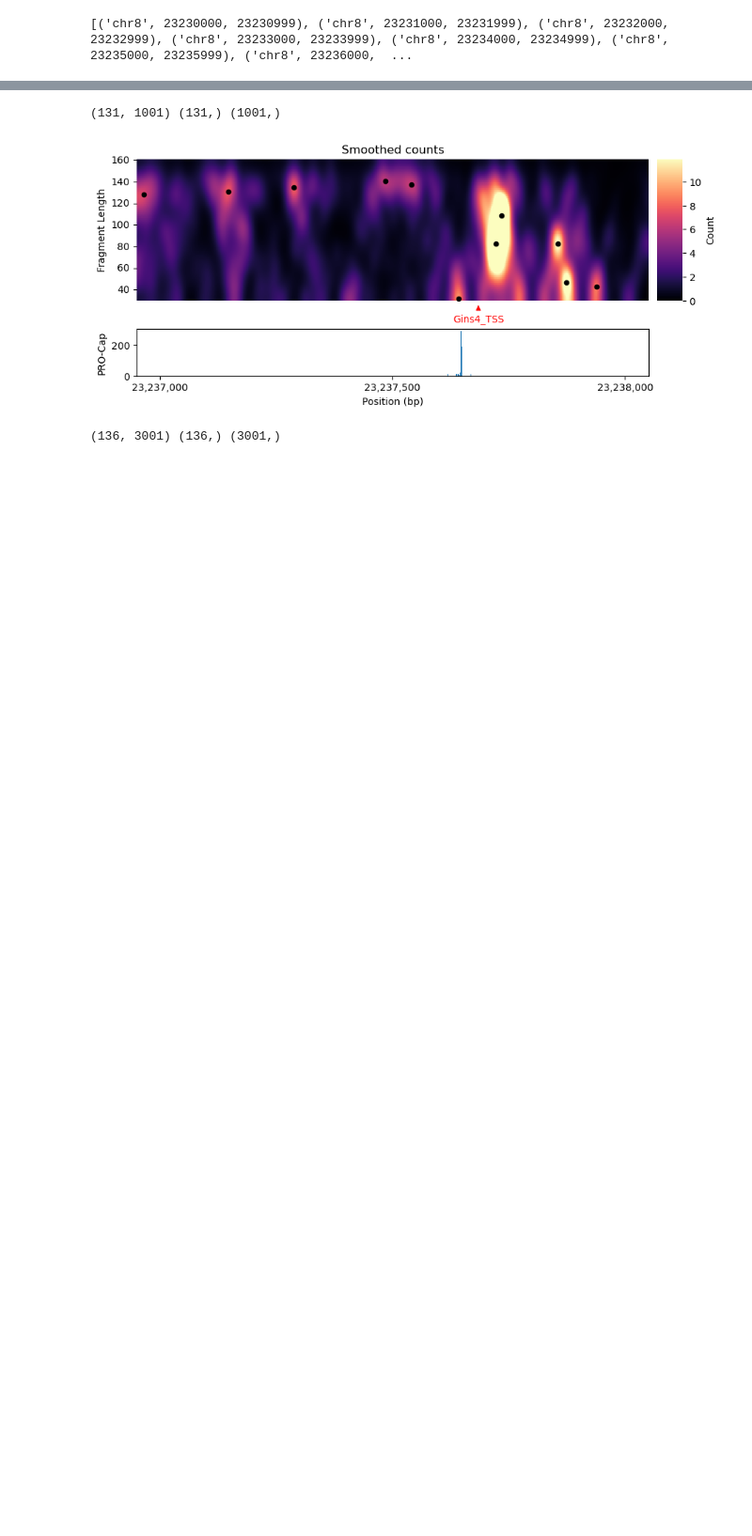
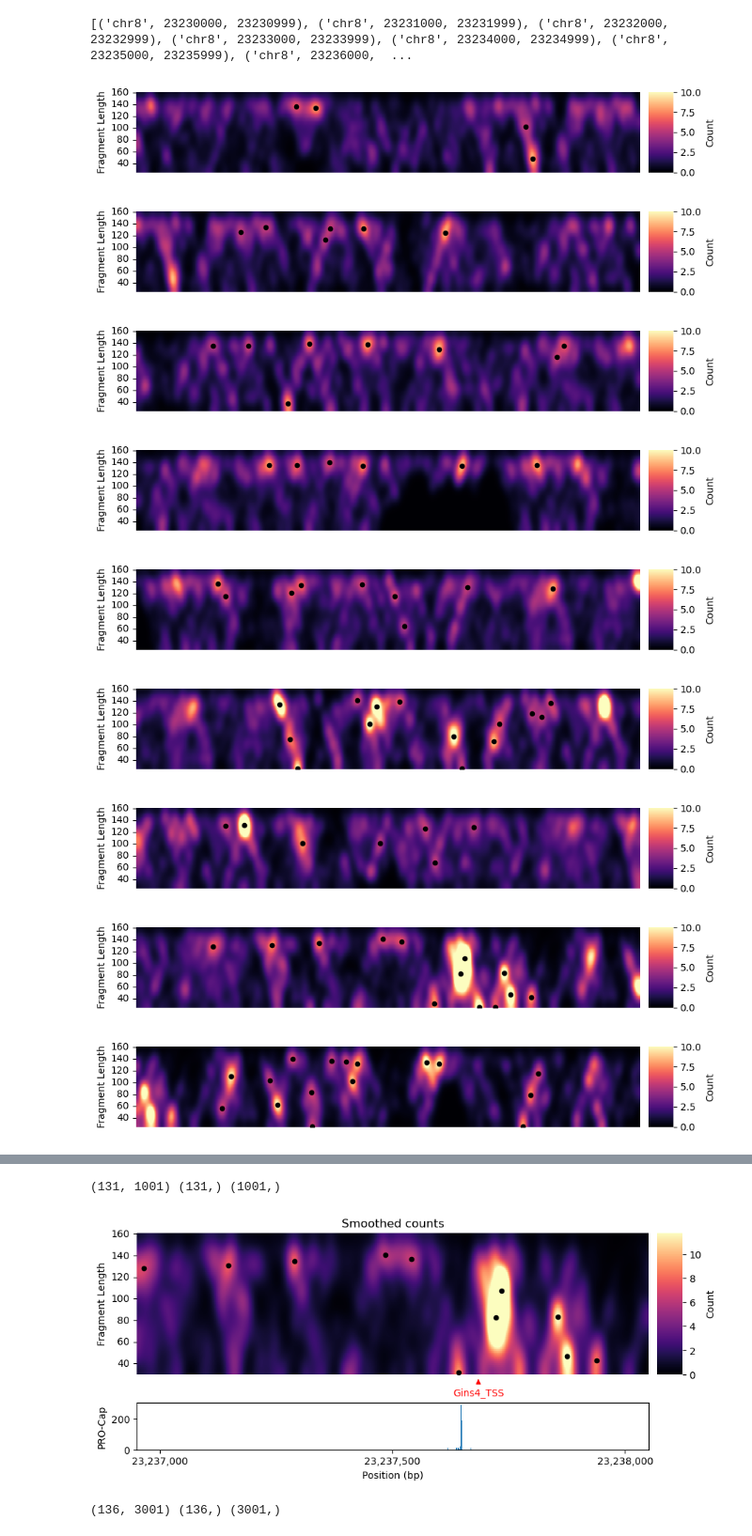
Before and after one commit to aryeelab/foci-3d, a Jupyter notebook: code/footprinting.ipynb, the cells around one changed output, grey strips where cells are left out. Shown at 94% size. Cells and saved outputs as stored; diff of their text form; code cells hidden in the pictures; blank space fills up the shorter version.

```diff
--- a/code/footprinting.ipynb
+++ b/code/footprinting.ipynb
@@ -71,31 +71,40 @@ window_size = 1000
 pad = 200
 
 # Make windows from window_start_bp to end_bp with a 500bp overlap
 windows = []
 for i in range(start_bp, end_bp, window_size):
     windows.append((chrom, i, i+window_size-1))
 
 print(windows)
 
 # Loop over windows
 # Initialize blobs as an empty DataFrame before the loop (outside the loop)
 footprints = pd.DataFrame()
 
 for chrom, window_start, window_end in windows:
     footprint, _ = get_count_matrix(counts_gz, chrom, window_start-pad, window_end+pad, fragment_len_min=25, fragment_len_max=160, scale_factor_dict=avg_by_len, sigma=10)
     # Detect blobs in the footprint matrix
     window_blobs = detect_blobs_matrix(
         footprint_matrix=footprint,
         threshold=threshold, min_size=min_size
     )
     # Subset to blobs within (unpadded) window
     window_blobs = window_blobs[(window_blobs['position'] >= window_start) & (window_blobs['position'] <= window_end)]
     # Append window_blobs to blobs
     footprints = pd.concat([footprints, window_blobs], ignore_index=True)
 
-    plot_count_matrix(footprint, blobs=blobs, blob_marker='o', blob_color='black', blob_size=20,
+    plot_count_matrix(footprint, blobs=window_blobs, blob_marker='o', blob_color='black', blob_size=20,
                       xtick_spacing=500, figsize=(10, 1.5), vmax=10)
 
 print(footprints.head())
 # %% [output]
 [('chr8', 23230000, 23230999), ('chr8', 23231000, 23231999), ('chr8', 23232000, 23232999), ('chr8', 23233000, 23233999), ('chr8', 23234000, 23234999), ('chr8', 23235000, 23235999), ('chr8', 23236000,  ...
+[figure, added]
+[figure, added]
+[figure, added]
+[figure, added]
+[figure, added]
+[figure, added]
+[figure, added]
+[figure, added]
+[figure, added]
```
Also changed, not shown: parts of 15 cells of this notebook, 1 other file.
